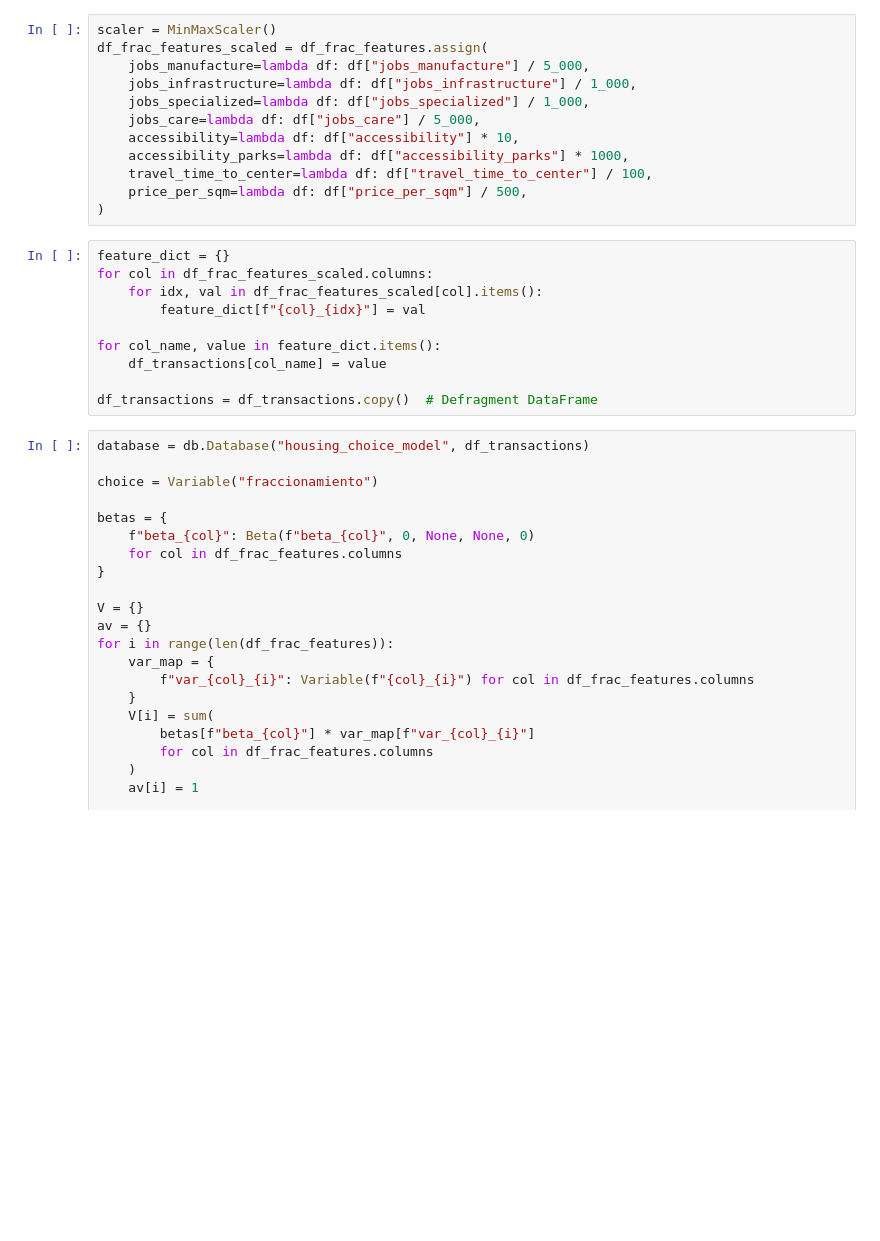
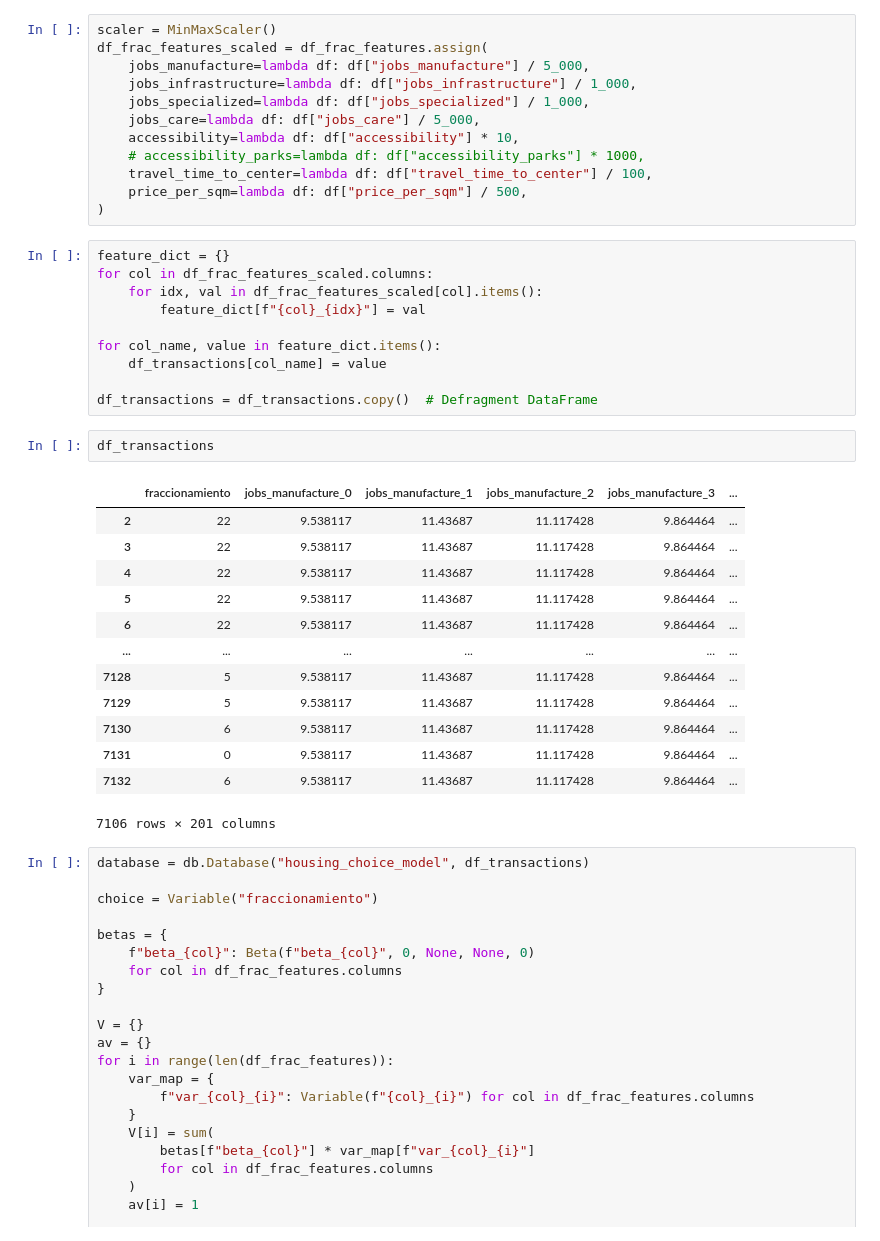
Before and after one commit to RodolfoFigueroa/housing_choice, a Jupyter notebook: 06_biogeme.ipynb, the cells around one changed output. Cells and saved outputs as stored; diff of their text form; blank space fills up the shorter version.

```diff
--- a/06_biogeme.ipynb
+++ b/06_biogeme.ipynb
@@ -62,7 +101,7 @@ df_frac_features_scaled = df_frac_features.assign(
     jobs_specialized=lambda df: df["jobs_specialized"] / 1_000,
     jobs_care=lambda df: df["jobs_care"] / 5_000,
     accessibility=lambda df: df["accessibility"] * 10,
-    accessibility_parks=lambda df: df["accessibility_parks"] * 1000,
+    # accessibility_parks=lambda df: df["accessibility_parks"] * 1000,
     travel_time_to_center=lambda df: df["travel_time_to_center"] / 100,
     price_per_sqm=lambda df: df["price_per_sqm"] / 500,
 )
@@ -76,6 +115,22 @@ for col_name, value in feature_dict.items():
     df_transactions[col_name] = value
 
 df_transactions = df_transactions.copy()  # Defragment DataFrame
+# %%
+df_transactions
+# %% [output]
+|  | fraccionamiento | jobs_manufacture_0 | jobs_manufacture_1 | jobs_manufacture_2 | jobs_manufacture_3 | ... |
+| 2 | 22 | 9.538117 | 11.43687 | 11.117428 | 9.864464 | ... |
+| 3 | 22 | 9.538117 | 11.43687 | 11.117428 | 9.864464 | ... |
+| 4 | 22 | 9.538117 | 11.43687 | 11.117428 | 9.864464 | ... |
+| 5 | 22 | 9.538117 | 11.43687 | 11.117428 | 9.864464 | ... |
+| 6 | 22 | 9.538117 | 11.43687 | 11.117428 | 9.864464 | ... |
+| ... | ... | ... | ... | ... | ... | ... |
+| 7128 | 5 | 9.538117 | 11.43687 | 11.117428 | 9.864464 | ... |
+| 7129 | 5 | 9.538117 | 11.43687 | 11.117428 | 9.864464 | ... |
+| 7130 | 6 | 9.538117 | 11.43687 | 11.117428 | 9.864464 | ... |
+| 7131 | 0 | 9.538117 | 11.43687 | 11.117428 | 9.864464 | ... |
+| 7132 | 6 | 9.538117 | 11.43687 | 11.117428 | 9.864464 | ... |
+7106 rows × 201 columns
 # %%
 database = db.Database("housing_choice_model", df_transactions)
 
```
Also changed, not shown: parts of 4 cells of this notebook, 8 other files.
